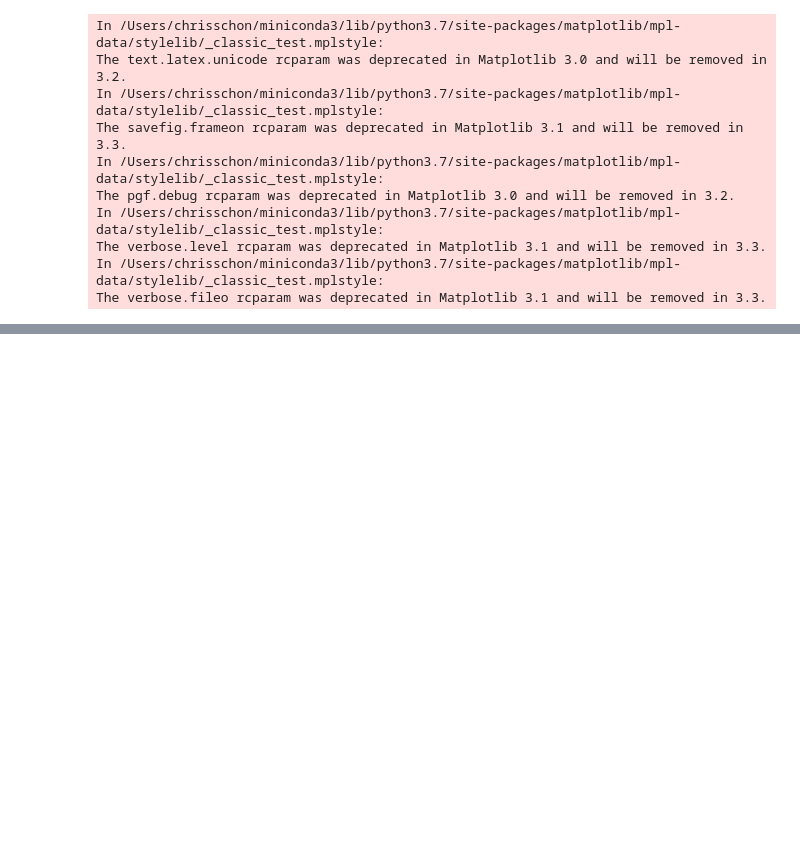
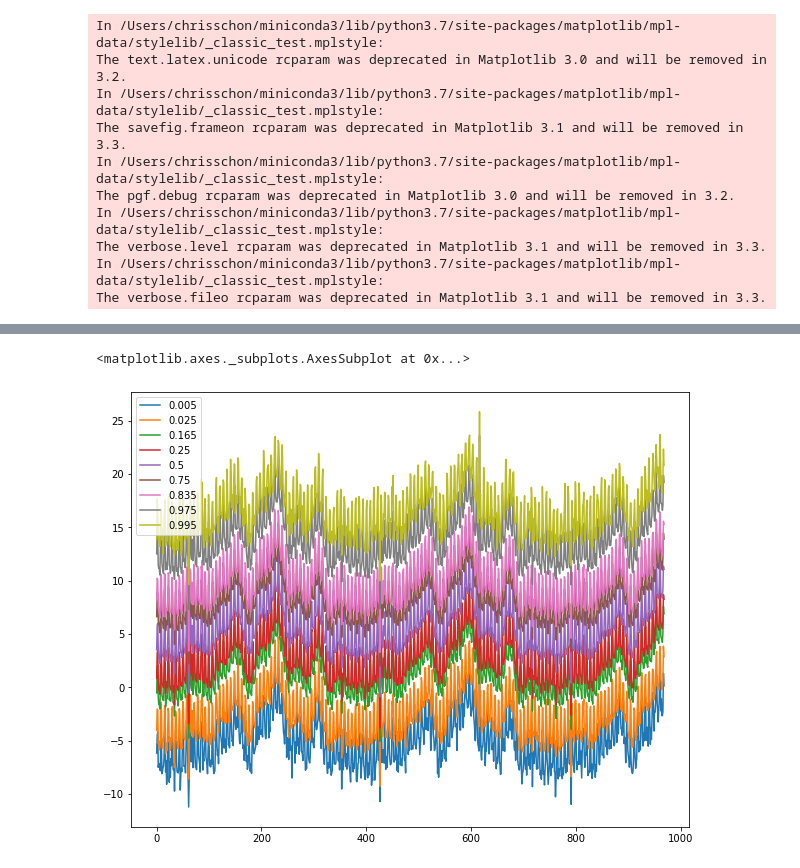
Before and after one commit to chrisgschon/M5Forecasting-Uncertainty, a Jupyter notebook: eda.ipynb, the cells around one changed output, grey strips where cells are left out. Cells and saved outputs as stored; diff of their text form; code cells hidden in the pictures; blank space fills up the shorter version.

Commit message:
some quantile stuff

```diff
--- a/eda.ipynb
+++ b/eda.ipynb
@@ -111,8 +113,31 @@ class Series:
         forecast = model.predict(future)
         return(forecast)
 
+    def predsamples_Prophet(self, model, forecast):
+        ps = model.predictive_samples(forecast)
+        return(ps)
+
+    def predsamples_quantiles(self, samples, quantiles = [0.005, 0.025, 0.165, 0.25, 0.5, 0.75, 0.835, 0.975, 0.995]):
+        #expects samples of form given by predsamples_Prophet method
+        yhat_samples = samples['yhat']
+        yhat_samples_df = pd.DataFrame(yhat_samples, index = np.arange(yhat_samples.shape[0]))
+        yhat_samples_qs = yhat_samples_df.quantile(quantiles, axis = 1).T
+        return(yhat_samples_qs)
+
+
+
+
+
+
 
 
     ###PROPHET FUNC
 # %%
-s = Series(sales_df[:-28], 'sales_count')
+s = Series(sales_df, 'sales_count')
+# %%
+prophparams = {'weekly_seasonality':True, 'holidays':holidays}
+m = Prophet(weekly_seasonality = True)
+m.add_country_holidays(country_name='US')
+m.fit(sales_df)
+future = m.make_future_dataframe(periods=56)
+forecast = m.predict(future)
@@ -118,0 +150,8 @@ s = Series(sales_df[:-28], 'sales_count')
+# %%
+pred_samples = s.predsamples_Prophet(m, forecast)
+quantiles = s.predsamples_quantiles(pred_samples)
+# %%
+quantiles.plot(**{'figsize':(10,8)})
+# %% [output]
+<matplotlib.axes._subplots.AxesSubplot at 0x...>
+[figure, added]
```
Also changed, not shown: parts of 17 cells of this notebook, 1 other file.
